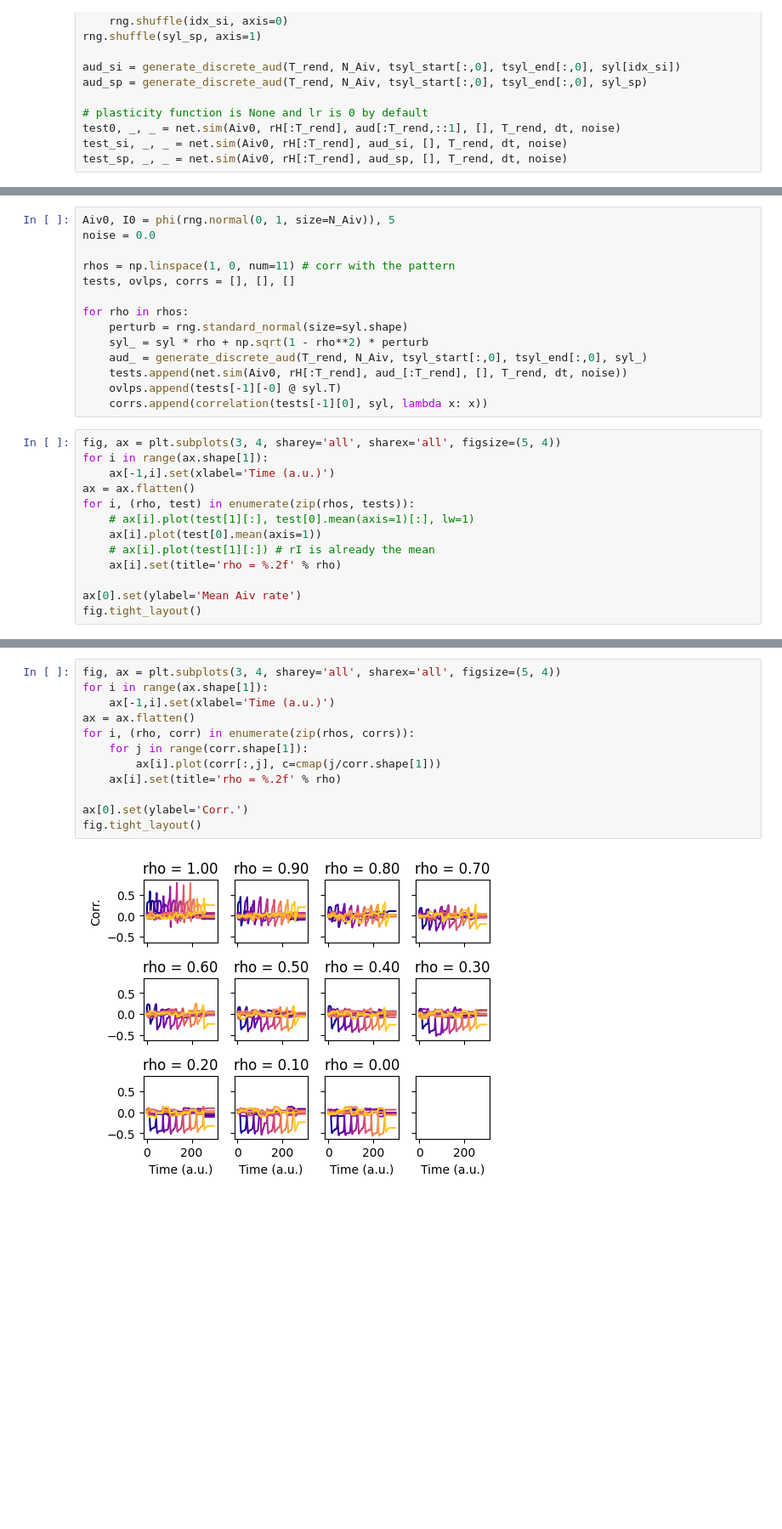
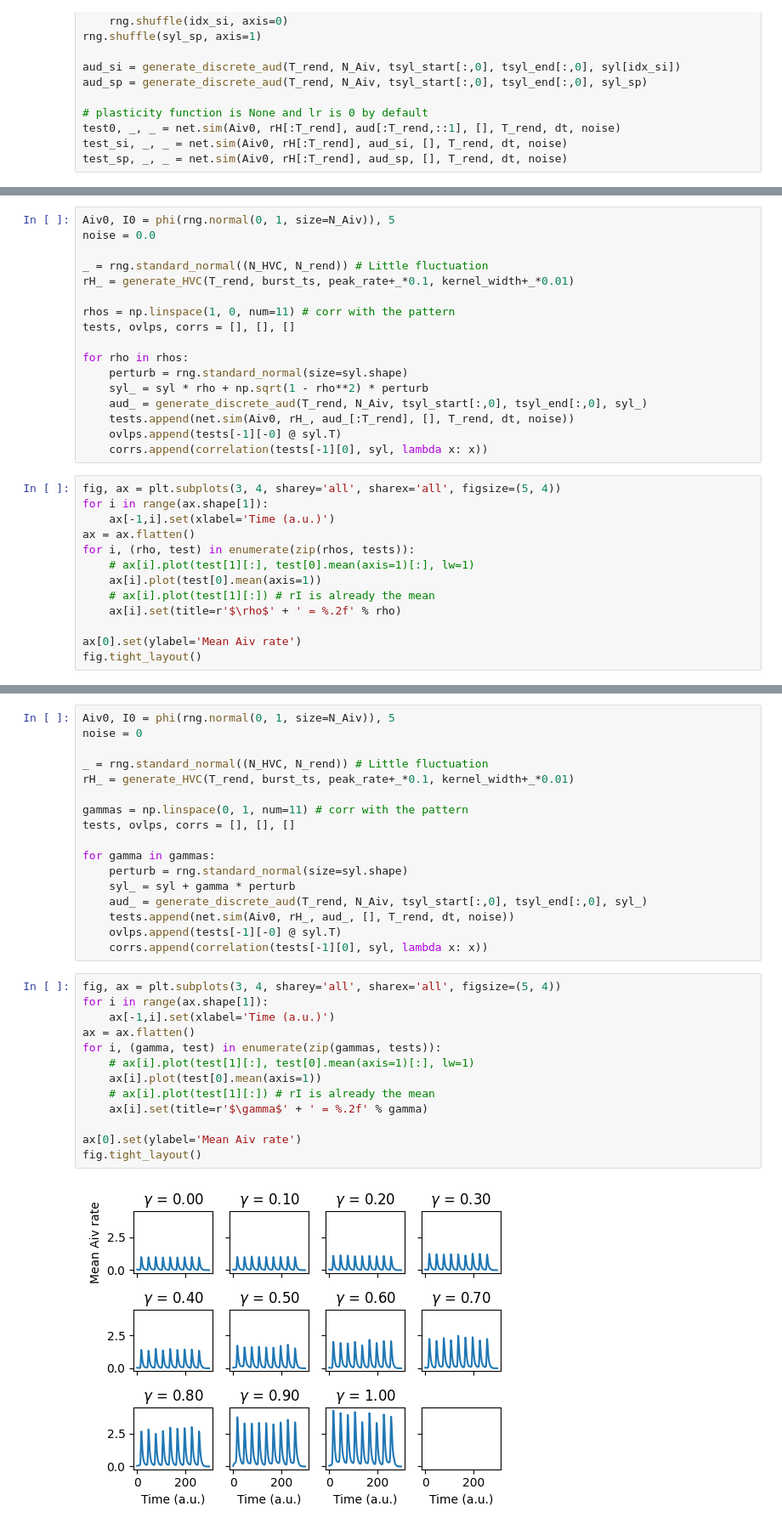
Before and after one commit to gongziyida/vocal-error-network, a Jupyter notebook: feedforward.ipynb, the cells around one changed output, grey strips where cells are left out. Shown: that part at 85% size. Cells and saved outputs as stored; diff of their text form; blank space fills up the shorter version.

```diff
--- a/feedforward.ipynb
+++ b/feedforward.ipynb
@@ -158,6 +164,9 @@ ax[1].set(xlim=_[[0,-1]], xlabel='Input', ylabel='Rate')
 # %%
 Aiv0, I0 = phi(rng.normal(0, 1, size=N_Aiv)), 5
 noise = 0.0
+
+_ = rng.standard_normal((N_HVC, N_rend)) # Little fluctuation
+rH_ = generate_HVC(T_rend, burst_ts, peak_rate+_*0.1, kernel_width+_*0.01)
 
 rhos = np.linspace(1, 0, num=11) # corr with the pattern
 tests, ovlps, corrs = [], [], []
@@ -166,7 +175,7 @@ for rho in rhos:
     perturb = rng.standard_normal(size=syl.shape)
     syl_ = syl * rho + np.sqrt(1 - rho**2) * perturb
     aud_ = generate_discrete_aud(T_rend, N_Aiv, tsyl_start[:,0], tsyl_end[:,0], syl_)
-    tests.append(net.sim(Aiv0, rH[:T_rend], aud_[:T_rend], [], T_rend, dt, noise))
+    tests.append(net.sim(Aiv0, rH_, aud_[:T_rend], [], T_rend, dt, noise))
     ovlps.append(tests[-1][-0] @ syl.T)
     corrs.append(correlation(tests[-1][0], syl, lambda x: x))
 # %%
@@ -178,7 +187,7 @@ for i, (rho, test) in enumerate(zip(rhos, tests)):
     # ax[i].plot(test[1][:], test[0].mean(axis=1)[:], lw=1)
     ax[i].plot(test[0].mean(axis=1))
     # ax[i].plot(test[1][:]) # rI is already the mean
-    ax[i].set(title='rho = %.2f' % rho)
+    ax[i].set(title=r'$\rho$' + ' = %.2f' % rho)
 
 ax[0].set(ylabel='Mean Aiv rate')
 fig.tight_layout()
@@ -187,14 +212,32 @@ fig.tight_layout()
+# %%
+Aiv0, I0 = phi(rng.normal(0, 1, size=N_Aiv)), 5
+noise = 0
+
+_ = rng.standard_normal((N_HVC, N_rend)) # Little fluctuation
+rH_ = generate_HVC(T_rend, burst_ts, peak_rate+_*0.1, kernel_width+_*0.01)
+
+gammas = np.linspace(0, 1, num=11) # corr with the pattern
+tests, ovlps, corrs = [], [], []
+
+for gamma in gammas:
+    perturb = rng.standard_normal(size=syl.shape)
+    syl_ = syl + gamma * perturb
+    aud_ = generate_discrete_aud(T_rend, N_Aiv, tsyl_start[:,0], tsyl_end[:,0], syl_)
+    tests.append(net.sim(Aiv0, rH_, aud_, [], T_rend, dt, noise))
+    ovlps.append(tests[-1][-0] @ syl.T)
+    corrs.append(correlation(tests[-1][0], syl, lambda x: x))
 # %%
 fig, ax = plt.subplots(3, 4, sharey='all', sharex='all', figsize=(5, 4))
 for i in range(ax.shape[1]):
     ax[-1,i].set(xlabel='Time (a.u.)')
 ax = ax.flatten()
-for i, (rho, corr) in enumerate(zip(rhos, corrs)):
-    for j in range(corr.shape[1]):
-        ax[i].plot(corr[:,j], c=cmap(j/corr.shape[1]))
-    ax[i].set(title='rho = %.2f' % rho)
+for i, (gamma, test) in enumerate(zip(gammas, tests)):
+    # ax[i].plot(test[1][:], test[0].mean(axis=1)[:], lw=1)
+    ax[i].plot(test[0].mean(axis=1))
+    # ax[i].plot(test[1][:]) # rI is already the mean
+    ax[i].set(title=r'$\gamma$' + ' = %.2f' % gamma)
 
-ax[0].set(ylabel='Corr.')
+ax[0].set(ylabel='Mean Aiv rate')
 fig.tight_layout()
 # %% [output]
-[figure, old version]
+[figure, new version]
```
Also changed, not shown: parts of 12 cells of this notebook, 2 other files.
